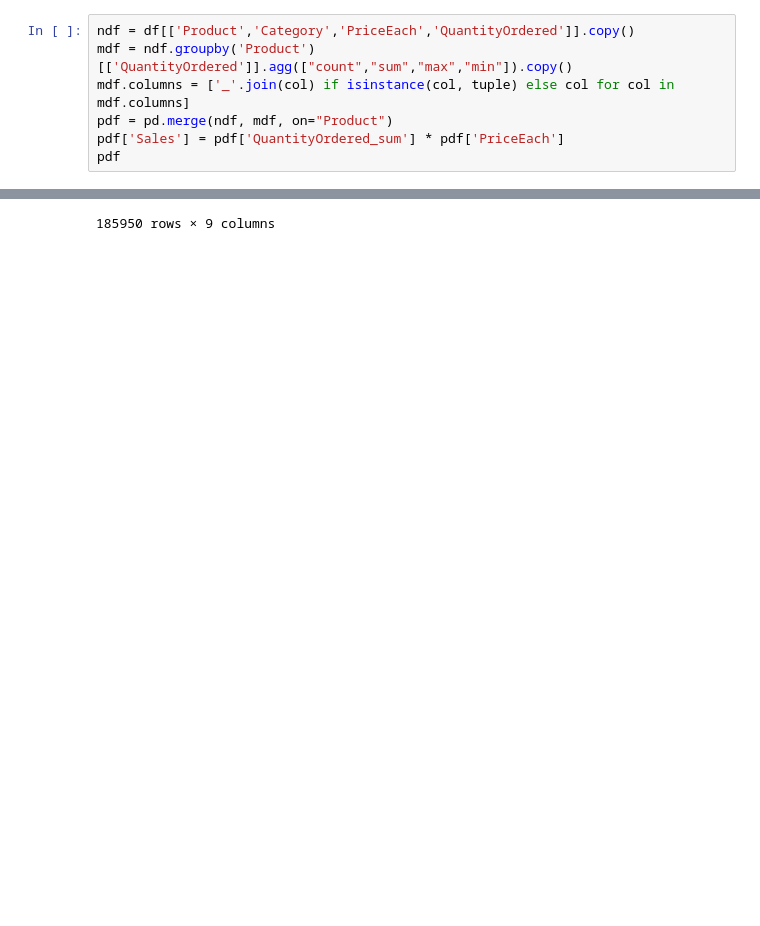
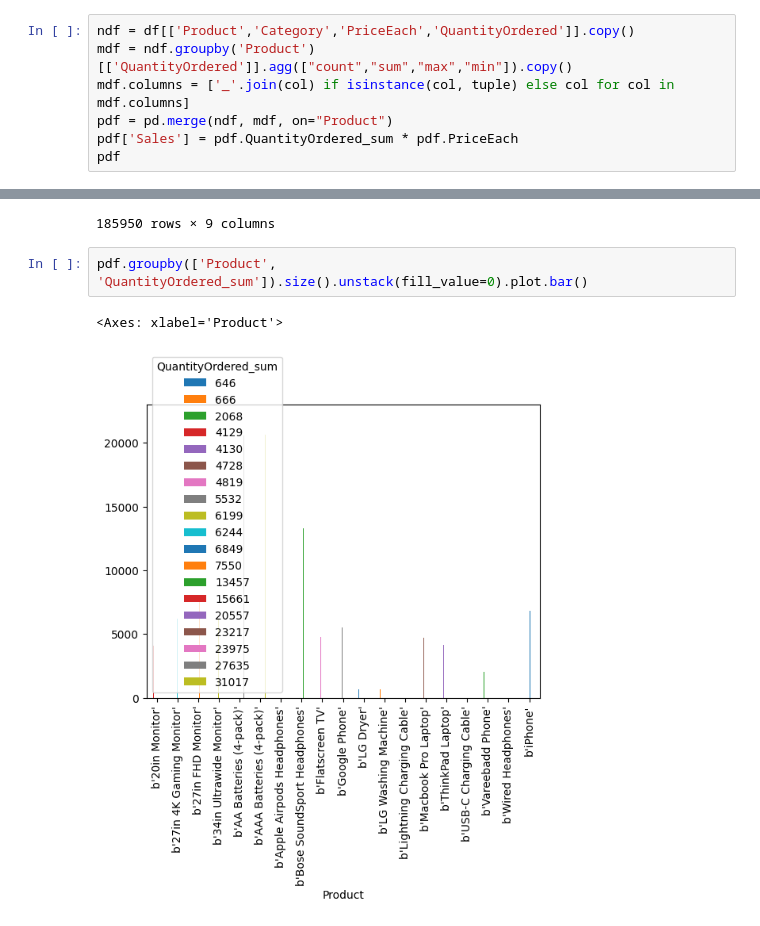
Before and after one commit to MaysamSolaymani/PandasNumpy, a Jupyter notebook: code/Sales.ipynb, the cells around one changed output, grey strips where cells are left out. Saved outputs shown, nothing was run; the diff lists cells and outputs as text; blank space fills up the shorter version.

Commit message:
add chart

```diff
--- a/code/Sales.ipynb
+++ b/code/Sales.ipynb
@@ -94,7 +94,7 @@ ndf = df[['Product','Category','PriceEach','QuantityOrdered']].copy()
 mdf = ndf.groupby('Product')[['QuantityOrdered']].agg(["count","sum","max","min"]).copy()
 mdf.columns = ['_'.join(col) if isinstance(col, tuple) else col for col in mdf.columns]
 pdf = pd.merge(ndf, mdf, on="Product")
-pdf['Sales'] = pdf['QuantityOrdered_sum'] * pdf['PriceEach']
+pdf['Sales'] = pdf.QuantityOrdered_sum * pdf.PriceEach
 pdf
 # %% [output]
 |  | Product | Category | PriceEach | QuantityOrdered | QuantityOrdered_count | QuantityOrdered_sum | ... |
@@ -110,3 +110,8 @@ pdf
 | 185948 | b'Wired Headphones' | Alimentation | 11.99 | 1 | 18882 | 20557 | ... |
 | 185949 | b'Bose SoundSport Headphones' | Électronique | 99.99 | 1 | 13325 | 13457 | ... |
 185950 rows × 9 columns
+# %%
+pdf.groupby(['Product', 'QuantityOrdered_sum']).size().unstack(fill_value=0).plot.bar()
+# %% [output]
+<Axes: xlabel='Product'>
+[figure, added]
```
Also changed, not shown: 2 other files.
